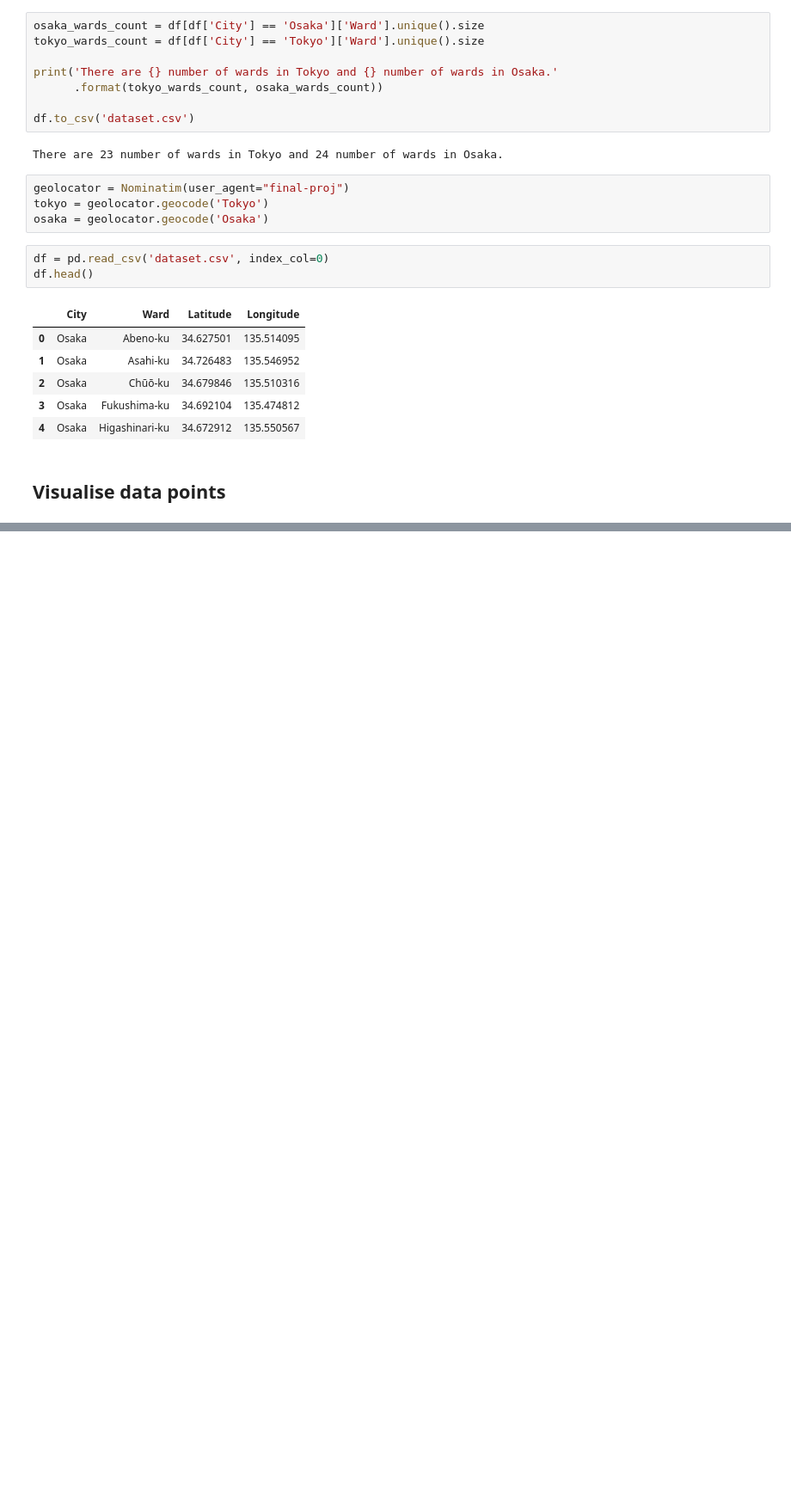
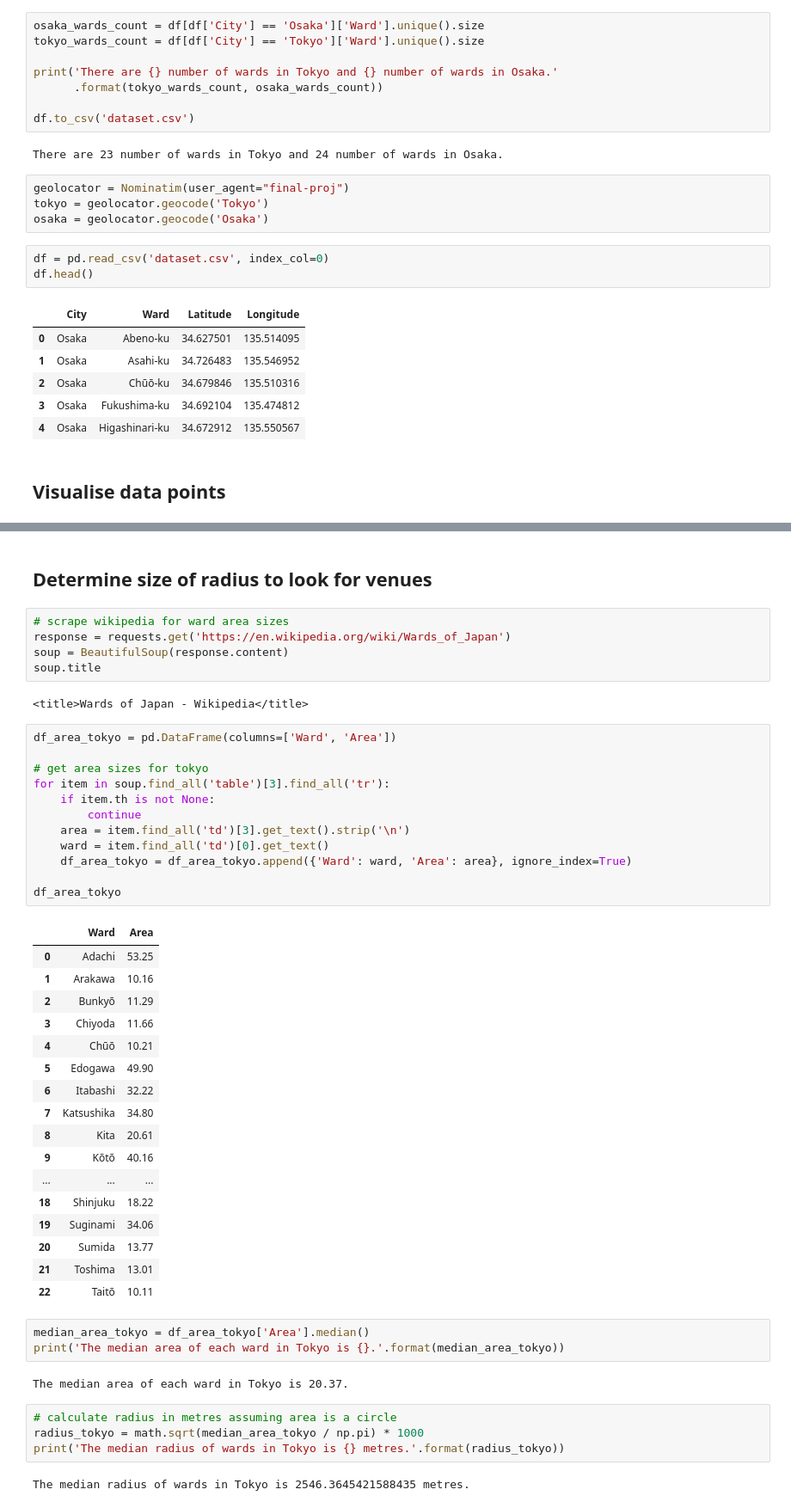
Before and after one commit to dsychin/Coursera_Capstone, a Jupyter notebook: Tokyo_vs_Osaka.ipynb, the cells around one changed output, grey strips where cells are left out. Shown at 86% size. Saved outputs shown, nothing was run; the diff lists cells and outputs as text; blank space fills up the shorter version.

Commit message:
find tokyo ward radius

```diff
--- a/Tokyo_vs_Osaka.ipynb
+++ b/Tokyo_vs_Osaka.ipynb
@@ -148,3 +148,53 @@ map
 
 ### Map of Osaka
 ![map of osaka](./screenshots/osaka_map.png)
+# %% [markdown]
+## Determine size of radius to look for venues
+# %%
+# scrape wikipedia for ward area sizes
+response = requests.get('https://en.wikipedia.org/wiki/Wards_of_Japan')
+soup = BeautifulSoup(response.content)
+soup.title
+# %% [output]
+<title>Wards of Japan - Wikipedia</title>
+# %%
+df_area_tokyo = pd.DataFrame(columns=['Ward', 'Area'])
+
+# get area sizes for tokyo
+for item in soup.find_all('table')[3].find_all('tr'):
+    if item.th is not None:
+        continue
+    area = item.find_all('td')[3].get_text().strip('\n')
+    ward = item.find_all('td')[0].get_text()
+    df_area_tokyo = df_area_tokyo.append({'Ward': ward, 'Area': area}, ignore_index=True)
+
+df_area_tokyo
+# %% [output]
+|  | Ward | Area |
+| 0 | Adachi | 53.25 |
+| 1 | Arakawa | 10.16 |
+| 2 | Bunkyō | 11.29 |
+| 3 | Chiyoda | 11.66 |
+| 4 | Chūō | 10.21 |
+| 5 | Edogawa | 49.90 |
+| 6 | Itabashi | 32.22 |
+| 7 | Katsushika | 34.80 |
+| 8 | Kita | 20.61 |
+| 9 | Kōtō | 40.16 |
+| ... | ... | ... |
+| 18 | Shinjuku | 18.22 |
+| 19 | Suginami | 34.06 |
+| 20 | Sumida | 13.77 |
+| 21 | Toshima | 13.01 |
+| 22 | Taitō | 10.11 |
+# %%
+median_area_tokyo = df_area_tokyo['Area'].median()
+print('The median area of each ward in Tokyo is {}.'.format(median_area_tokyo))
+# %% [output]
+The median area of each ward in Tokyo is 20.37.
+# %%
+# calculate radius in metres assuming area is a circle
+radius_tokyo = math.sqrt(median_area_tokyo / np.pi) * 1000
+print('The median radius of wards in Tokyo is {} metres.'.format(radius_tokyo))
+# %% [output]
+The median radius of wards in Tokyo is 2546.3645421588435 metres.
```
Also changed, not shown: parts of 3 cells of this notebook.
